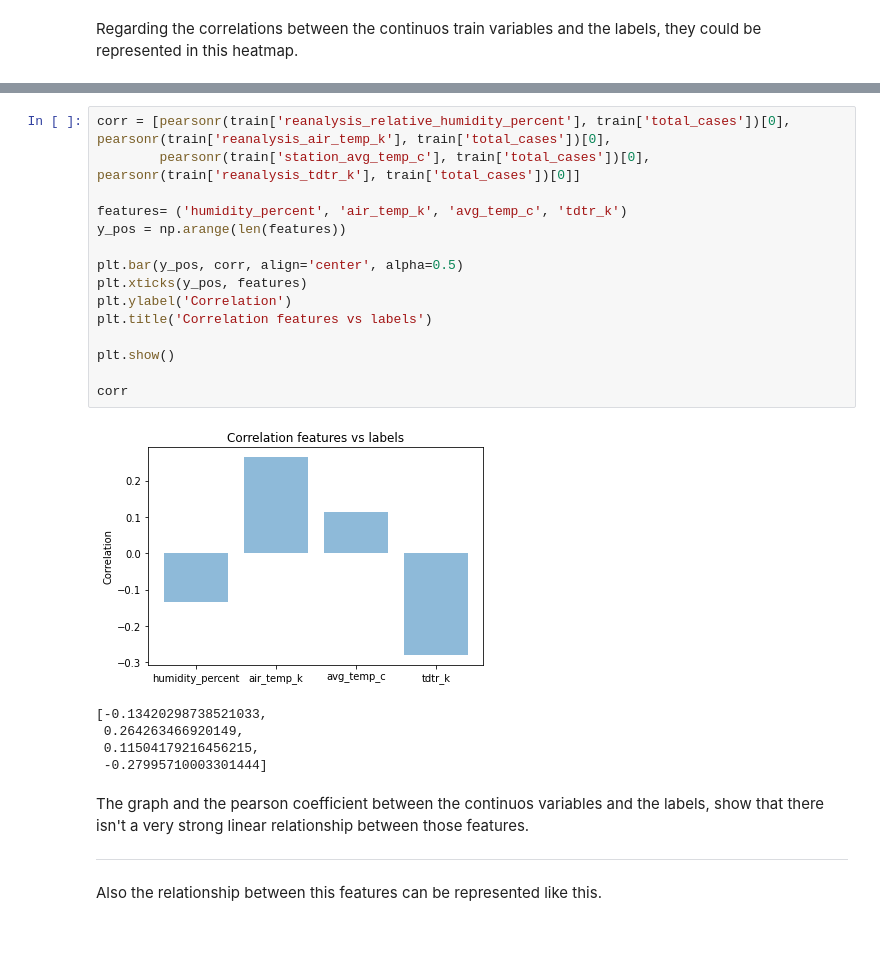
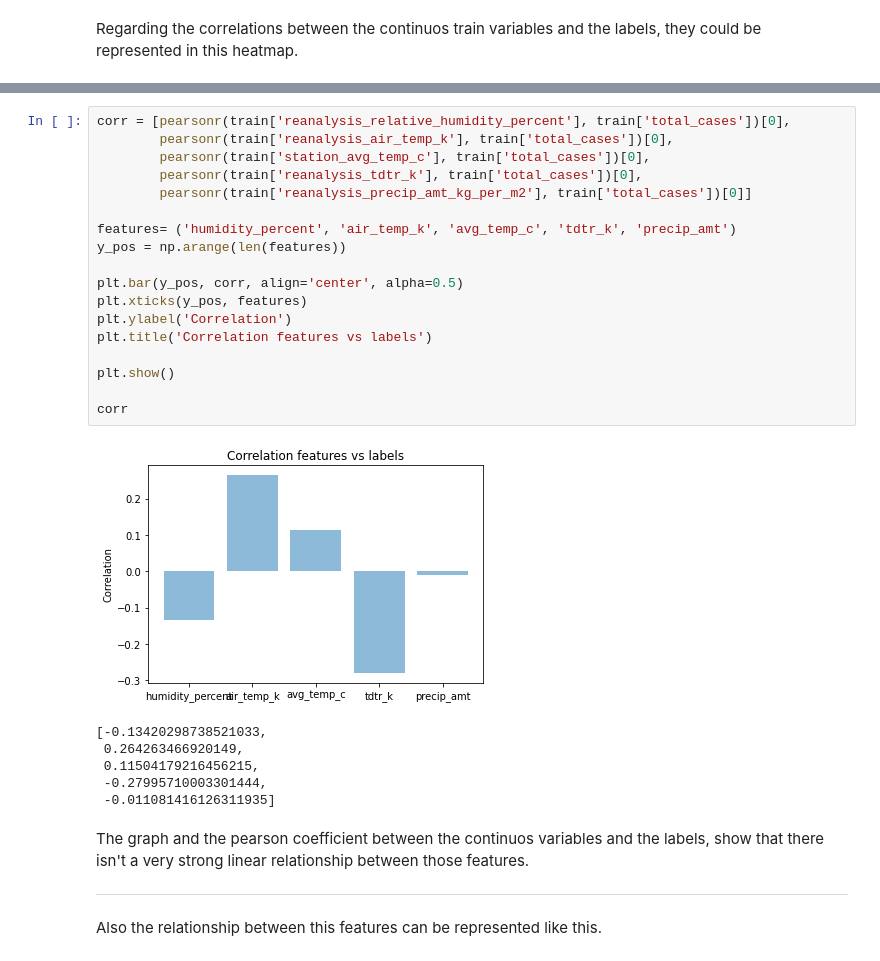
Before and after one commit to raulbs7/Machine-Learning-Techniques-Project, a Jupyter notebook: Dengue_Supervised_Project/2_Baseline.ipynb, the cells around one changed output, grey strips where cells are left out. Saved outputs shown, nothing was run; the diff lists cells and outputs as text.

```diff
--- a/Dengue_Supervised_Project/2_Baseline.ipynb
+++ b/Dengue_Supervised_Project/2_Baseline.ipynb
@@ -142,24 +147,28 @@ sns.heatmap(corr_mtx , square = True, annot=True)
 # %%
-corr = [pearsonr(train['reanalysis_relative_humidity_percent'], train['total_cases'])[0], pearsonr(train['reanalysis_air_temp_k'], train['total_cases'])[0],
-        pearsonr(train['station_avg_temp_c'], train['total_cases'])[0], pearsonr(train['reanalysis_tdtr_k'], train['total_cases'])[0]]
+corr = [pearsonr(train['reanalysis_relative_humidity_percent'], train['total_cases'])[0],
+        pearsonr(train['reanalysis_air_temp_k'], train['total_cases'])[0],
+        pearsonr(train['station_avg_temp_c'], train['total_cases'])[0],
+        pearsonr(train['reanalysis_tdtr_k'], train['total_cases'])[0],
+        pearsonr(train['reanalysis_precip_amt_kg_per_m2'], train['total_cases'])[0]]
 
-features= ('humidity_percent', 'air_temp_k', 'avg_temp_c', 'tdtr_k')
+features= ('humidity_percent', 'air_temp_k', 'avg_temp_c', 'tdtr_k', 'precip_amt')
 y_pos = np.arange(len(features))
 
 plt.bar(y_pos, corr, align='center', alpha=0.5)
 plt.xticks(y_pos, features)
 plt.ylabel('Correlation')
 plt.title('Correlation features vs labels')
 
 plt.show()
 
 corr
 # %% [output]
-[figure, old version]
+[figure, new version]
 [-0.13420298738521033,
  0.264263466920149,
  0.11504179216456215,
- -0.27995710003301444]
+ -0.27995710003301444,
+ -0.011081416126311935]
 # %% [markdown]
 The graph and the pearson coefficient between the continuos variables and the labels, show that there isn't a very strong linear relationship between those features.
 
```
Also changed, not shown: parts of 27 cells of this notebook.
